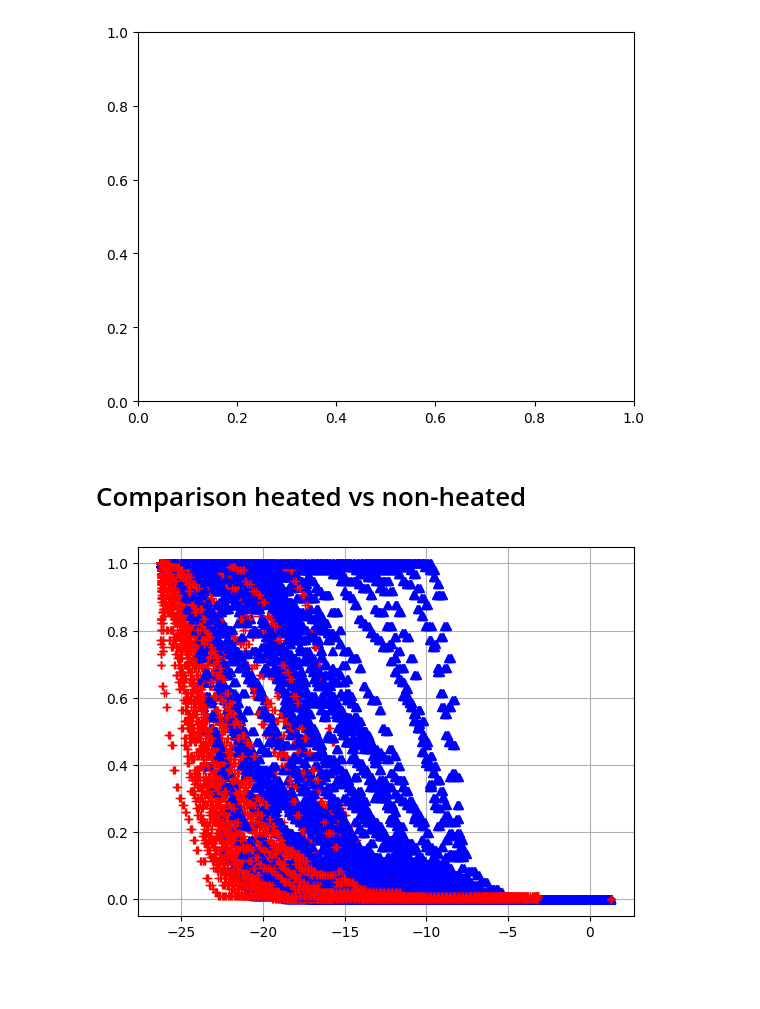
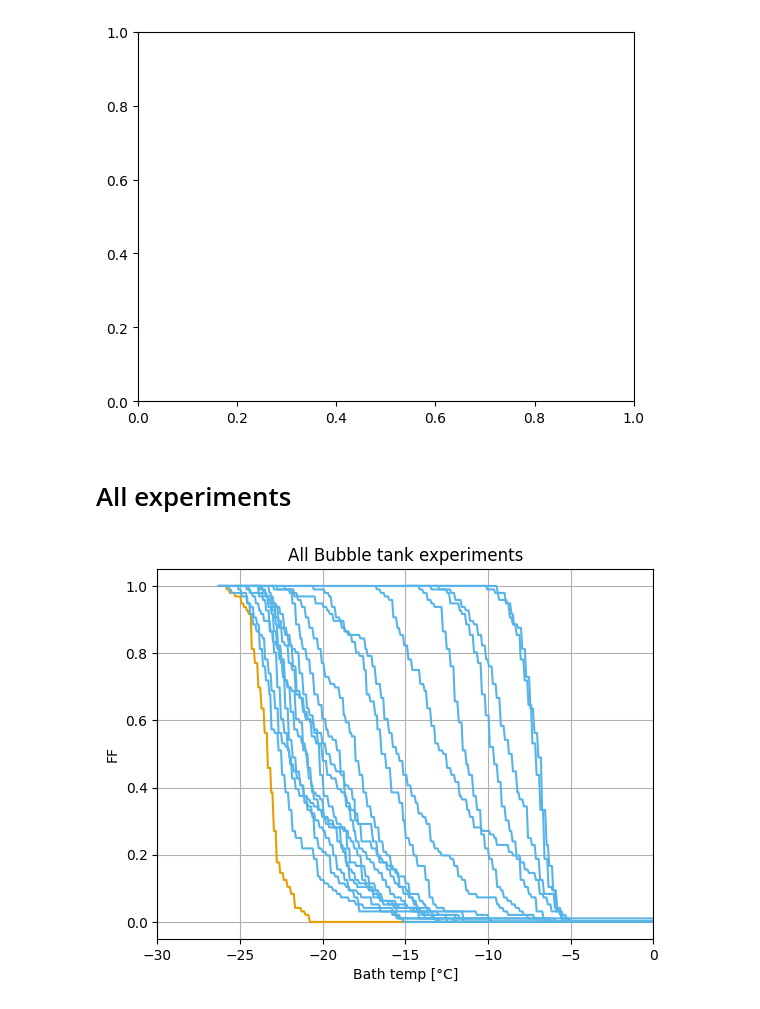
Before and after one commit to gfogwill/freezing_experiment_analyzer, a Jupyter notebook: notebooks/Reports-BT.ipynb, the cells around one changed output. Drawn from its saved outputs; the diff is of its cells as text; code cells hidden in the pictures; blank space fills up the shorter version.

```diff
--- a/notebooks/Reports-BT.ipynb
+++ b/notebooks/Reports-BT.ipynb
@@ -1,6 +1,8 @@
 # %%
 %load_ext autoreload
 %autoreload 2
+# %%
+colors=["#E69F00", "#56B4E9", "#009E73", "#0072B2", "#D55E00", "#CC79A7", "#F0E442"]
 # %% [markdown]
 # Individual FF plots
 # %%
@@ -133,9 +73,8 @@ plt.figure(1)
 
 exp_list = os.listdir(paths.processed_data_path)
 
-
 for experiment in exp_list:
-    if not experiment.startswith('.'):
+    if not experiment.startswith('.') and experiment.split('_')[1].startswith('BT'):
         data = np.genfromtxt(paths.processed_data_path / experiment / 'frozen_fraction_report.csv',
                      delimiter=',',
                      skip_header=1,
@@ -144,55 +83,63 @@ for experiment in exp_list:
                             ('Bath_Temp_°C', '<f8'),
                             ('FF', '<f8')])
 
-        plt.plot(data['Bath_Temp_°C'], data['FF'], label='Python')
+        plt.plot(data['Bath_Temp_°C'], data['FF'], color=colors[2], label='Python')
 
 
         temp, n_wells = read_matlab_results(experiment)
-        plt.plot(temp, n_wells/96., 'g', label='Matlab')
+        plt.plot(temp, n_wells/96., color=colors[4], label='Matlab')
 
+        plt.xlabel('Bath temp [°C]')
+        plt.ylabel('FF')
+
+        plt.title(f'{experiment}')
         plt.grid()
         plt.legend()
-        plt.savefig(paths.reports_path / 'algorithms-comparison-FF' / f'{experiment}.png')
+        plt.xlim((-30, 0))
+
+        plt.savefig(paths.reports_path / 'BT_algorithms-comparison-FF' / f'{experiment}.png')
         plt.cla()
 # %% [output]
 [figure]
 # %% [markdown]
-# Comparison heated vs non-heated
+# All experiments
 # %%
 from src import paths
 
 import os
 import numpy as np
 import matplotlib.pyplot as plt
 
 plt.figure(1)
 
 exp_list = os.listdir(paths.processed_data_path)
 
 
 for experiment in exp_list:
-    if not experiment.startswith('.'):
+    if not experiment.startswith('.') and experiment.split('_')[1].startswith('BT'):
         data = np.genfromtxt(paths.processed_data_path / experiment / 'frozen_fraction_report.csv',
                          delimiter=',',
                          skip_header=1,
                          dtype=[('date', 'datetime64[s]'),
                                 ('Setpoit_Temp_°C', '<f8'),
                                 ('Bath_Temp_°C', '<f8'),
                                 ('FF', '<f8')])
 
-        if experiment.split('_')[-2] == 'T95':
-            plt.plot(data['Bath_Temp_°C'], data['FF'], '+r', label='heated')
-
-        elif experiment.split('_')[-2] == 'T20':
-            plt.plot(data['Bath_Temp_°C'], data['FF'], '^b', label='non-heated')
-
-        else:
-            plt.plot(data['Bath_Temp_°C'], data['FF'], '^k', label='background')
+        if experiment.split('_')[1].startswith('BT') and experiment != '221021_BT_water_background_002':
+            plt.plot(data['Bath_Temp_°C'], data['FF'], color=colors[1], label='heated')
+        elif experiment == '221021_BT_water_background_002':
+            plt.plot(data['Bath_Temp_°C'], data['FF'], color=colors[0], label='background')
 
 
-# plt.legend()
 plt.grid()
 
-plt.savefig(paths.reports_path / f'Comparison_heat_vs_nonheat.png')
+plt.xlabel('Bath temp [°C]')
+plt.ylabel('FF')
+
+plt.title(f'All Bubble tank experiments')
+
+plt.xlim((-30, 0))
+
+plt.savefig(paths.reports_path / f'All-BT.png')
 # %% [output]
-[figure, old version]
+[figure, new version]
```
Also changed, not shown: parts of 4 cells of this notebook, 1 other file.
